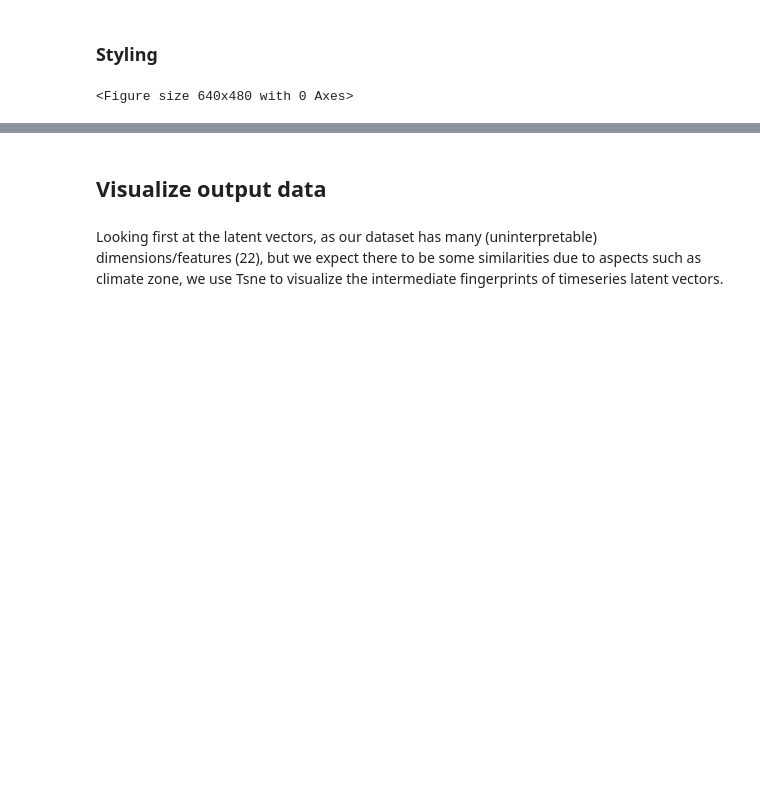
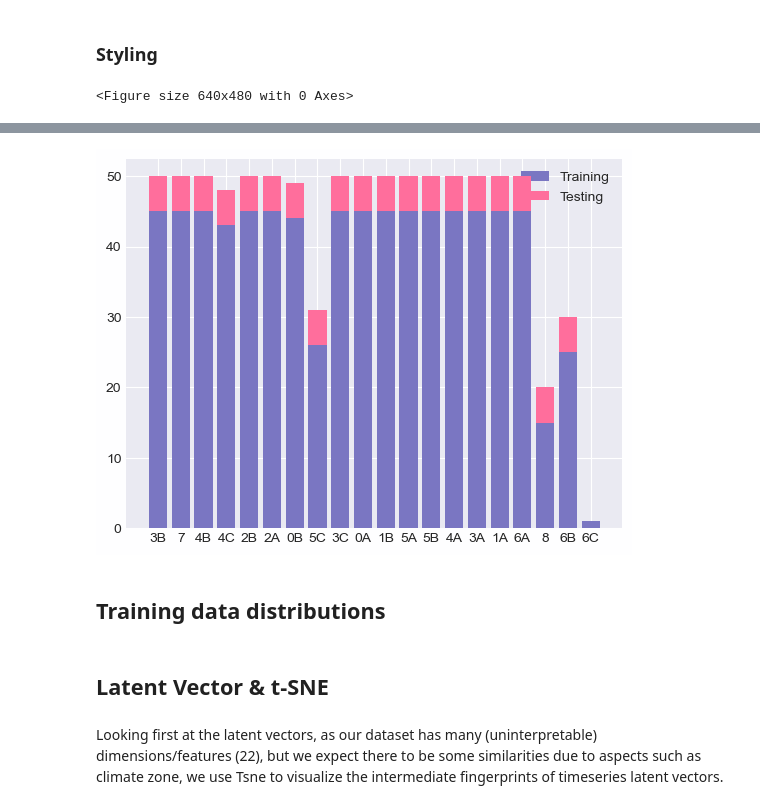
Before and after one commit to szvsw/ml-for-building-energy-modeling, a Jupyter notebook: ml-for-bem/visualizations.ipynb, the cells around one changed output, grey strips where cells are left out. Saved outputs shown, nothing was run; the diff lists cells and outputs as text; code cells hidden in the pictures; blank space fills up the shorter version.

```diff
--- a/ml-for-bem/visualizations.ipynb
+++ b/ml-for-bem/visualizations.ipynb
@@ -606,21 +34,0 @@ The RMSE for a test set with 20k samples is 0.00747
-# %%
-np.random.seed(0)
-ix = np.random.choice(np.arange(all_loads.shape[0]), 4)
-for idx in range(10):
-    i = ix[idx]
-
-    # fig, axs = plt.subplots(1,2, figsize=(15,5))
-    fig = plt.figure()
-    # ax = axs[0].twinx()
-    # ax.plot(
-    #     all_temps[i,:30*24*12].reshape(12,30*24).mean(axis=1).cpu(),
-    #     label="Temp",
-    # )
-    plt.title("Predicted vs Ground Truth Loads")
-    plt.plot(all_loads[i, 1, :].cpu(), label="Actual cooling")
-    plt.plot(all_loads[i, 0, :].cpu(), label="Actual heating")
-    plt.plot(all_results[i, 1, :].cpu(), "-o",label="Predicted cooling")
-    plt.plot(all_results[i, 0, :].cpu(),"-o", label="Predicted heating")
-    plt.legend()
-    plt.ylim([-0.01,0.3])
-    plt.show()
@@ -633,5 +95,20 @@ IndexError: index 4 is out of bounds for axis 0 with size 4
+# %%
+# Plot weather by climate zone bins
+czs = all_epw_df['CZ'].unique()
+past_h = pd.Series({x:0 for x in czs})
+fig, ax = plt.subplots()
+for i, type in enumerate(["Training", "Testing"]):
+    d = all_epw_df[all_epw_df["type"]==type].groupby(["CZ"]).count()
+    h = pd.concat([past_h, d["city"]], axis=1).sum(axis=1)
+    ax = plt.bar(x=czs, height=h, label=type, alpha=1, zorder=10-i)
+    past_h = h
+    plt.legend()
+# %% [output]
+[figure, added]
 # %% [markdown]
-## Visualize output data
+## Training data distributions
+# %% [markdown]
+## Latent Vector & t-SNE
 # %% [markdown]
 Looking first at the latent vectors, as our dataset has many (uninterpretable) dimensions/features (22), but we expect there to be some similarities due to aspects such as climate zone, we use Tsne to visualize the intermediate fingerprints of timeseries latent vectors.
 # %%
```
Also changed, not shown: parts of 30 cells of this notebook, 8 other files.
